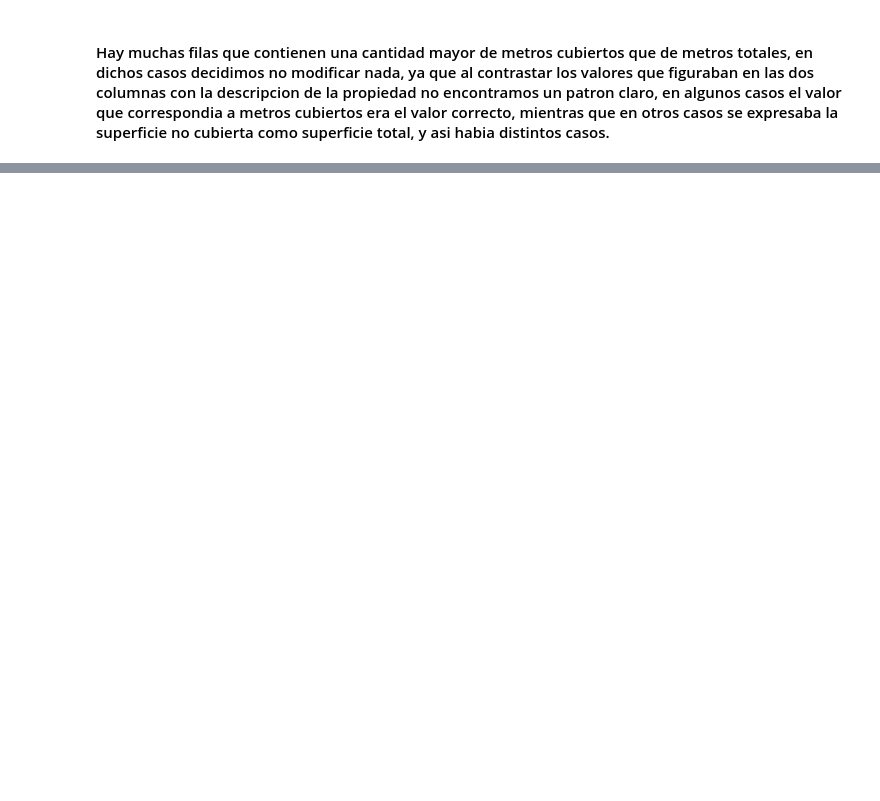
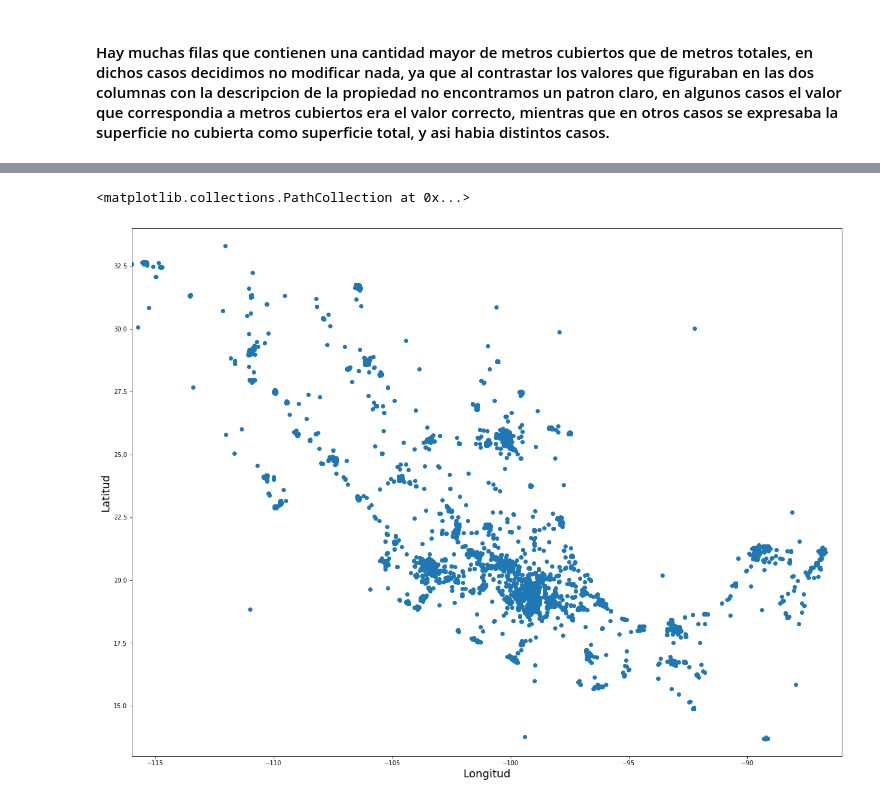
Before and after one commit to komod0/TPs-Org.Datos, a Jupyter notebook: tp1/Analisis de propiedades.ipynb, the cells around one changed output, grey strips where cells are left out. Saved outputs shown, nothing was run; the diff lists cells and outputs as text; code cells hidden in the pictures; blank space fills up the shorter version.

```diff
--- a/tp1/Analisis de propiedades.ipynb
+++ b/tp1/Analisis de propiedades.ipynb
@@ -340,0 +285,20 @@ plt.scatter(x, y)
+# %%
+''' México está en el hemisferio norte, por lo que la latitud debe ser positiva
+    Además está al oeste del meridiano de Greenwich, por lo que su longitud debe ser negativa'''
+
+# Declarás variables a graficar
+x = dfok['Longitud']
+y = dfok['Latitud']
+
+plt.figure(figsize = (21, 16))
+plt.xlabel("Longitud", fontsize = 18)
+plt.ylabel("Latitud", fontsize = 18)
+
+plt.ylim([13, 34])
+plt.xlim([-116, -86])
+
+# Tipo de gráficok
+plt.scatter(x, y)
+# %% [output]
+<matplotlib.collections.PathCollection at 0x...>
+[figure, added]
```
Also changed, not shown: parts of 14 cells of this notebook, 2 other files.
